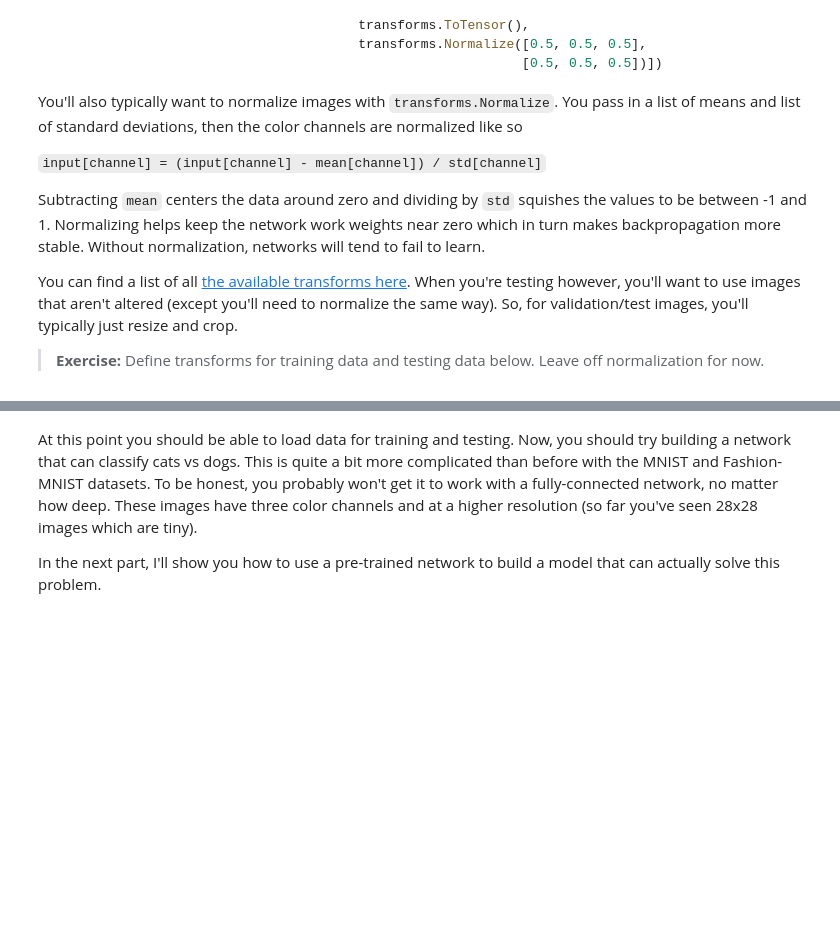
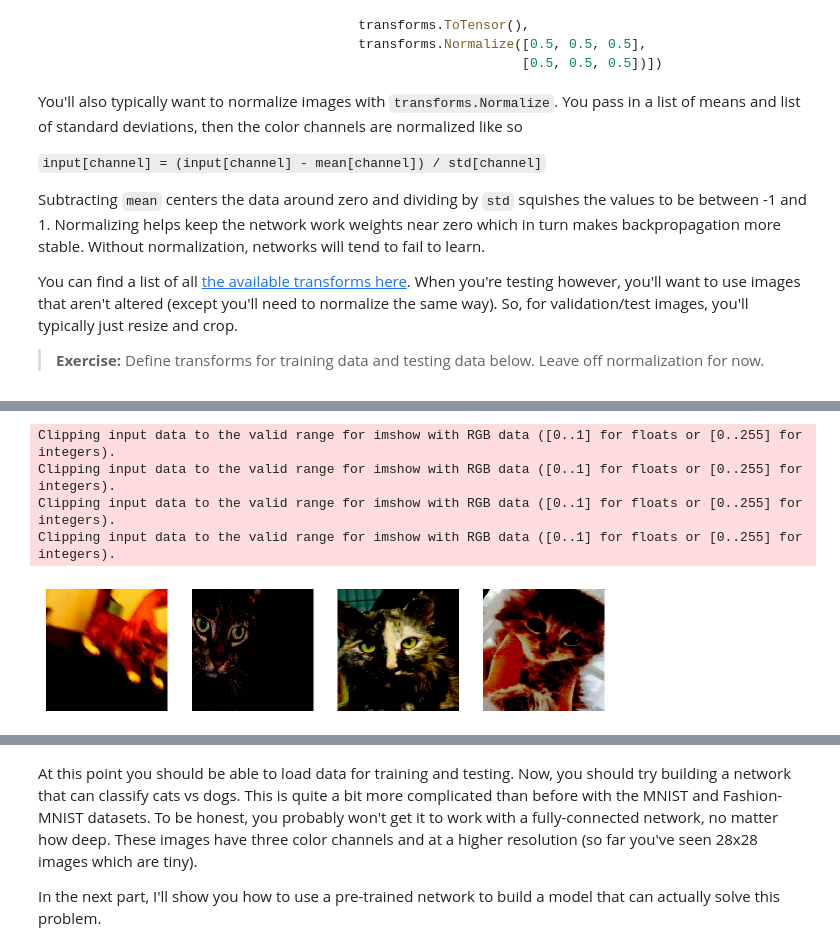
Before and after one commit to syedrafayhashmi/Introduction-to-Deep-Learning-with-PyTorch, a Jupyter notebook: Lesson 5 Introduction to PyTorch/Loading Image Data.ipynb, the cells around one changed output, grey strips where cells are left out. Drawn from its saved outputs; the diff is of its cells as text; code cells hidden in the pictures; blank space fills up the shorter version.

```diff
--- a/Lesson 5 Introduction to PyTorch/Loading Image Data.ipynb
+++ b/Lesson 5 Introduction to PyTorch/Loading Image Data.ipynb
@@ -113,12 +117,23 @@ You can find a list of all [the available transforms here](http://pytorch.org/do
 
 >**Exercise:** Define transforms for training data and testing data below. Leave off normalization for now.
 # %%
-data_dir = 'Cat_Dog_data'
+data_dir = '/Introduction to Deep Learning with PyTorch/Introduction-to-Deep-Learning-with-PyTorch/Cat_Dog_data'
+
 
 # TODO: Define transforms for the training data and testing data
-train_transforms =
+train_transforms = transforms.Compose([transforms.RandomRotation(30),
+                                       transforms.RandomResizedCrop(224),
+                                       transforms.RandomHorizontalFlip(),
+                                       transforms.ToTensor(),
+                                       transforms.Normalize([0.5, 0.5, 0.5],
+                                                            [0.5, 0.5, 0.5])])
 
-test_transforms =
+test_transforms = train_transforms = transforms.Compose([transforms.RandomRotation(30),
+                                       transforms.RandomResizedCrop(224),
+                                       transforms.RandomHorizontalFlip(),
+                                       transforms.ToTensor(),
+                                       transforms.Normalize([0.5, 0.5, 0.5],
+                                                            [0.5, 0.5, 0.5])])
 
 
 # Pass transforms in here, then run the next cell to see how the transforms look
@@ -139,3 +160,18 @@ for ii in range(4):
+# %%
+# change this to the trainloader or testloader
+data_iter = iter(trainloader)
+
+images, labels = next(data_iter)
+fig, axes = plt.subplots(figsize=(10,4), ncols=4)
+for ii in range(4):
+    ax = axes[ii]
+    helper.imshow(images[ii], ax=ax, normalize=False)
+# %% [output]
+Clipping input data to the valid range for imshow with RGB data ([0..1] for floats or [0..255] for integers).
+Clipping input data to the valid range for imshow with RGB data ([0..1] for floats or [0..255] for integers).
+Clipping input data to the valid range for imshow with RGB data ([0..1] for floats or [0..255] for integers).
+Clipping input data to the valid range for imshow with RGB data ([0..1] for floats or [0..255] for integers).
+[figure, added]
 # %% [markdown]
 Your transformed images should look something like this.
 
```
Also changed, not shown: parts of 3 cells of this notebook.
